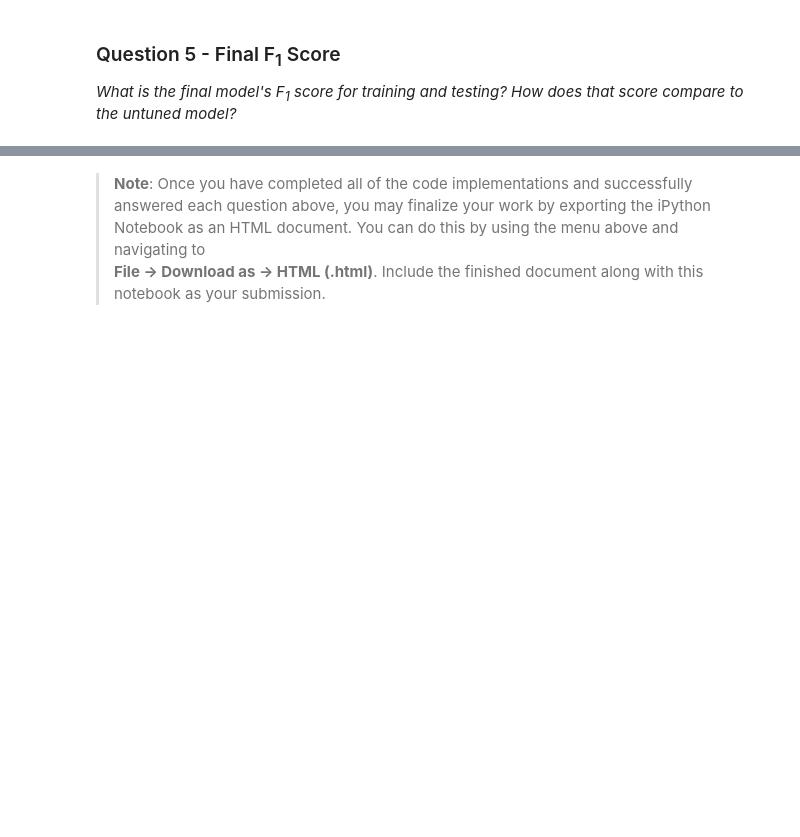
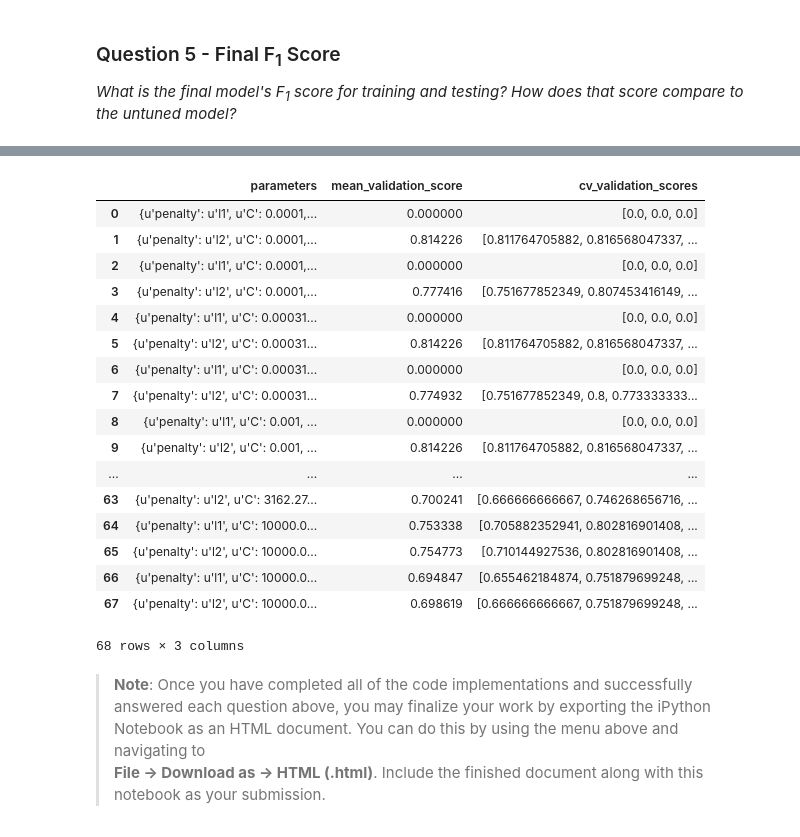
Before and after one commit to annchong/student_intervention, a Jupyter notebook: student_intervention.ipynb, the cells around one changed output, grey strips where cells are left out. Saved outputs shown, nothing was run; the diff lists cells and outputs as text; code cells hidden in the pictures; blank space fills up the shorter version.

```diff
--- a/student_intervention.ipynb
+++ b/student_intervention.ipynb
@@ -575,7 +565,3 @@ clf.get_params()
  'tol': 0.0001,
  'verbose': 0,
  'warm_start': False}
-# %%
-train_predict(clf_B,X_train_100,y_train_100,X_test,y_test)
-train_predict(clf_B,X_train_200,y_train_200,X_test,y_test)
-train_predict(clf_B,X_train_300,y_train_300,X_test,y_test)
@@ -623,0 +570,7 @@ F1 score for test set: 0.7883.
+# %%
+from sklearn.preprocessing import normalize
+X_train_norm=normalize(X_train)
+X_test_norm=normalize(X_test)
+
+clf_B_norm=clf_B
+result_norm=train_predict(clf_B_norm,X_train_norm,y_train,X_test_norm,y_test)
@@ -623,0 +601,19 @@ F1 score for test set: 0.7883.
+# %%
+params_norm={
+    'C':np.logspace(-4,4,17),
+    'penalty':['l1','l2'],
+    'class_weight':[None,'balanced']
+    }
+
+grid_obj_norm = GridSearchCV(clf_B_norm, param_grid=params_norm,scoring=f1_scorer)
+
+
+# Fit the grid search object to the training data and find the optimal parameters
+grid_obj_norm.fit(X_train_norm,y_train)
+
+# Get the estimator
+clf_norm = grid_obj_norm.best_estimator_
+
+# Report the final F1 score for training and testing after parameter tuning
+print "Tuned model with normalized parameters has a training F1 score of {:.4f}.".format(predict_labels(clf_norm, X_train_norm, y_train))
+print "Tuned model with normalized parameters has a testing F1 score of {:.4f}.".format(predict_labels(clf_norm, X_test_norm, y_test))
@@ -624,3 +642,24 @@ F1 score for test set: 0.7883.
+# %%
+display(pd.DataFrame(grid_obj_norm.grid_scores_))
+# %% [output]
+|  | parameters | mean_validation_score | cv_validation_scores |
+| 0 | {u'penalty': u'l1', u'C': 0.0001,... | 0.000000 | [0.0, 0.0, 0.0] |
+| 1 | {u'penalty': u'l2', u'C': 0.0001,... | 0.814226 | [0.811764705882, 0.816568047337, ... |
+| 2 | {u'penalty': u'l1', u'C': 0.0001,... | 0.000000 | [0.0, 0.0, 0.0] |
+| 3 | {u'penalty': u'l2', u'C': 0.0001,... | 0.777416 | [0.751677852349, 0.807453416149, ... |
+| 4 | {u'penalty': u'l1', u'C': 0.00031... | 0.000000 | [0.0, 0.0, 0.0] |
+| 5 | {u'penalty': u'l2', u'C': 0.00031... | 0.814226 | [0.811764705882, 0.816568047337, ... |
+| 6 | {u'penalty': u'l1', u'C': 0.00031... | 0.000000 | [0.0, 0.0, 0.0] |
+| 7 | {u'penalty': u'l2', u'C': 0.00031... | 0.774932 | [0.751677852349, 0.8, 0.773333333... |
+| 8 | {u'penalty': u'l1', u'C': 0.001, ... | 0.000000 | [0.0, 0.0, 0.0] |
+| 9 | {u'penalty': u'l2', u'C': 0.001, ... | 0.814226 | [0.811764705882, 0.816568047337, ... |
+| ... | ... | ... | ... |
+| 63 | {u'penalty': u'l2', u'C': 3162.27... | 0.700241 | [0.666666666667, 0.746268656716, ... |
+| 64 | {u'penalty': u'l1', u'C': 10000.0... | 0.753338 | [0.705882352941, 0.802816901408, ... |
+| 65 | {u'penalty': u'l2', u'C': 10000.0... | 0.754773 | [0.710144927536, 0.802816901408, ... |
+| 66 | {u'penalty': u'l1', u'C': 10000.0... | 0.694847 | [0.655462184874, 0.751879699248, ... |
+| 67 | {u'penalty': u'l2', u'C': 10000.0... | 0.698619 | [0.666666666667, 0.751879699248, ... |
+68 rows × 3 columns
 # %% [markdown]
 > **Note**: Once you have completed all of the code implementations and successfully answered each question above, you may finalize your work by exporting the iPython Notebook as an HTML document. You can do this by using the menu above and navigating to
 **File -> Download as -> HTML (.html)**. Include the finished document along with this notebook as your submission.
```
Also changed, not shown: parts of 20 cells of this notebook, 1 other file.
